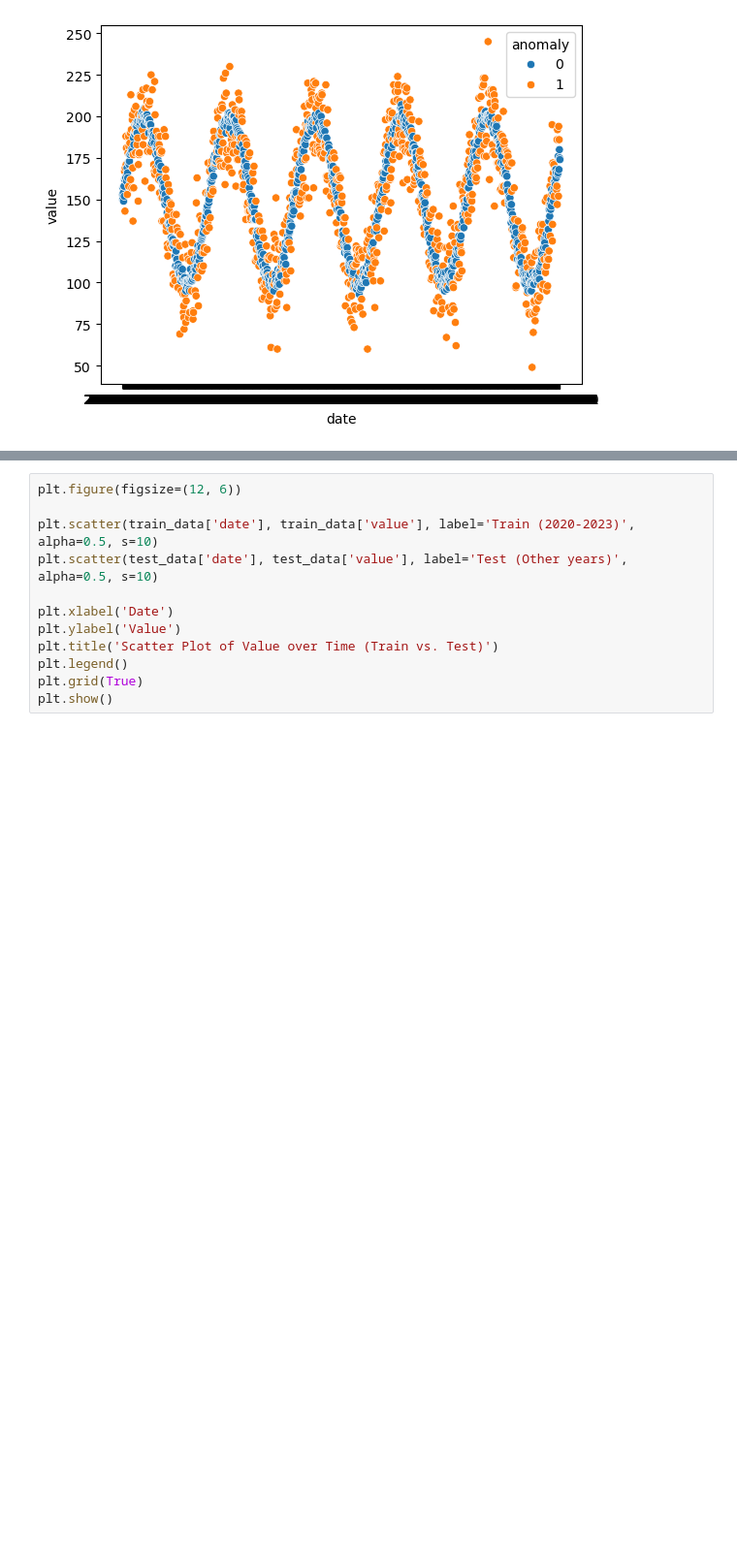
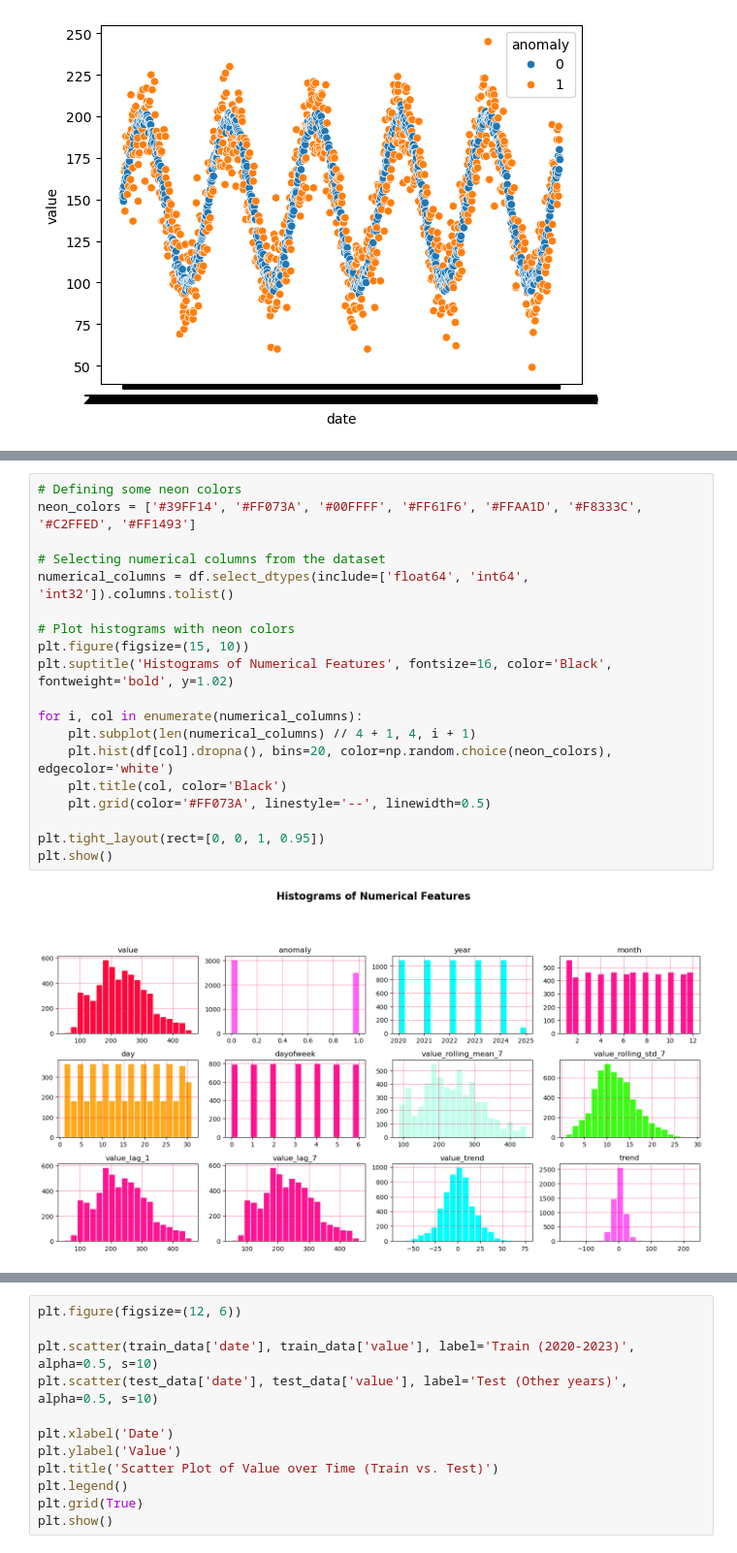
Before and after one commit to Senaakshi/PROJECTS, a Jupyter notebook: Anomly_detection/anomaly_detection_analysis.ipynb, the cells around one changed output, grey strips where cells are left out. Shown at 97% size. Drawn from its saved outputs; the diff is of its cells as text; blank space fills up the shorter version.

```diff
--- a/Anomly_detection/anomaly_detection_analysis.ipynb
+++ b/Anomly_detection/anomaly_detection_analysis.ipynb
@@ -90,0 +166,21 @@ sns.scatterplot(data=df.query("agency=='BBB'"), x='date', y='value', hue='anomal
+# %%
+# Defining some neon colors
+neon_colors = ['#39FF14', '#FF073A', '#00FFFF', '#FF61F6', '#FFAA1D', '#F8333C', '#C2FFED', '#FF1493']
+
+# Selecting numerical columns from the dataset
+numerical_columns = df.select_dtypes(include=['float64', 'int64', 'int32']).columns.tolist()
+
+# Plot histograms with neon colors
+plt.figure(figsize=(15, 10))
+plt.suptitle('Histograms of Numerical Features', fontsize=16, color='Black', fontweight='bold', y=1.02)
+
+for i, col in enumerate(numerical_columns):
+    plt.subplot(len(numerical_columns) // 4 + 1, 4, i + 1)
+    plt.hist(df[col].dropna(), bins=20, color=np.random.choice(neon_colors), edgecolor='white')
+    plt.title(col, color='Black')
+    plt.grid(color='#FF073A', linestyle='--', linewidth=0.5)
+
+plt.tight_layout(rect=[0, 0, 1, 0.95])
+plt.show()
+# %% [output]
+[figure, added]
```
Also changed, not shown: parts of 43 cells of this notebook, 1 other file.
